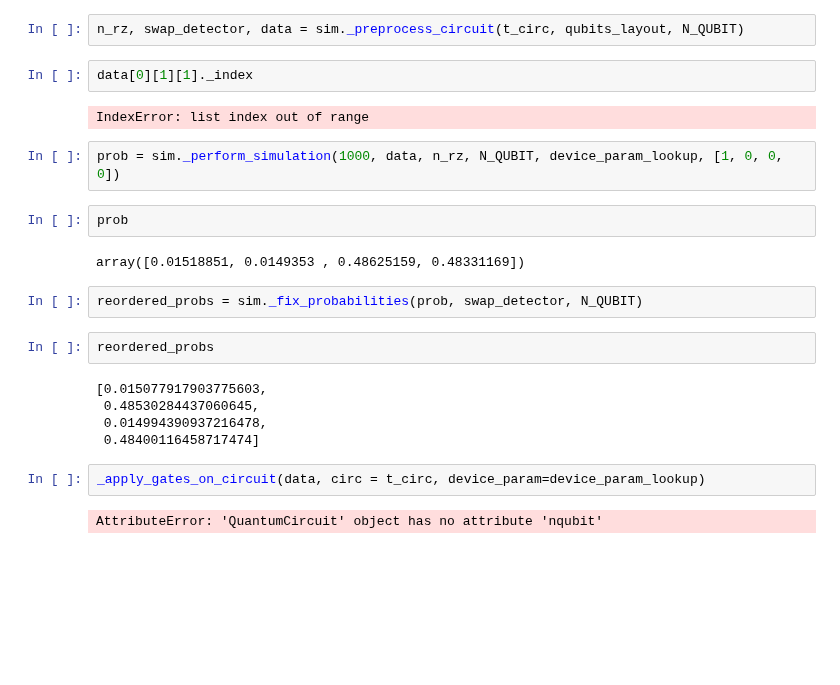
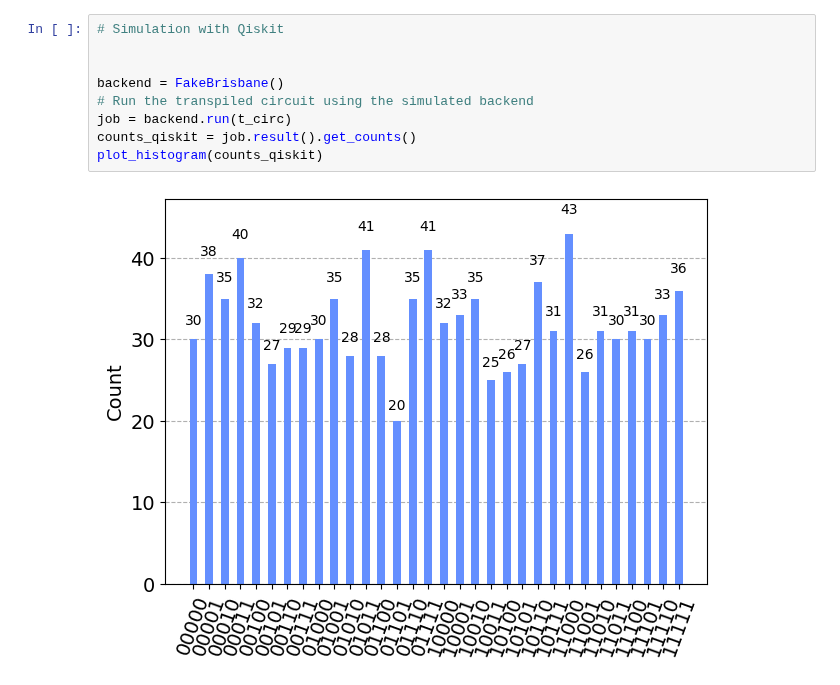
Before and after one commit to CERN-IT-INNOVATION/quantum-gates, a Jupyter notebook: src/01try_ECR.ipynb, the cells around one changed output. Drawn from its saved outputs; the diff is of its cells as text; blank space fills up the shorter version.

```diff
--- a/src/01try_ECR.ipynb
+++ b/src/01try_ECR.ipynb
@@ -132,25 +115,11 @@ As we perform 1000 shots, we use a chunksize of 167.
-# %%
-n_rz, swap_detector, data = sim._preprocess_circuit(t_circ, qubits_layout, N_QUBIT)
-# %%
-data[0][1][1]._index
-# %% [output]
-IndexError: list index out of range
-# %%
-prob = sim._perform_simulation(1000, data, n_rz, N_QUBIT, device_param_lookup, [1, 0, 0, 0])
-# %%
-prob
-# %% [output]
-array([0.01518851, 0.0149353 , 0.48625159, 0.48331169])
-# %%
-reordered_probs = sim._fix_probabilities(prob, swap_detector, N_QUBIT)
-# %%
-reordered_probs
-# %% [output]
-[0.015077917903775603,
- 0.48530284437060645,
- 0.014994390937216478,
- 0.48400116458717474]
-# %%
-_apply_gates_on_circuit(data, circ = t_circ, device_param=device_param_lookup)
-# %% [output]
-AttributeError: 'QuantumCircuit' object has no attribute 'nqubit'
+# %%
+# Simulation with Qiskit
+
+
+backend = FakeBrisbane()
+# Run the transpiled circuit using the simulated backend
+job = backend.run(t_circ)
+counts_qiskit = job.result().get_counts()
+plot_histogram(counts_qiskit)
+# %% [output]
+[figure, added]
```
Also changed, not shown: parts of 15 cells of this notebook, 2 other files.
